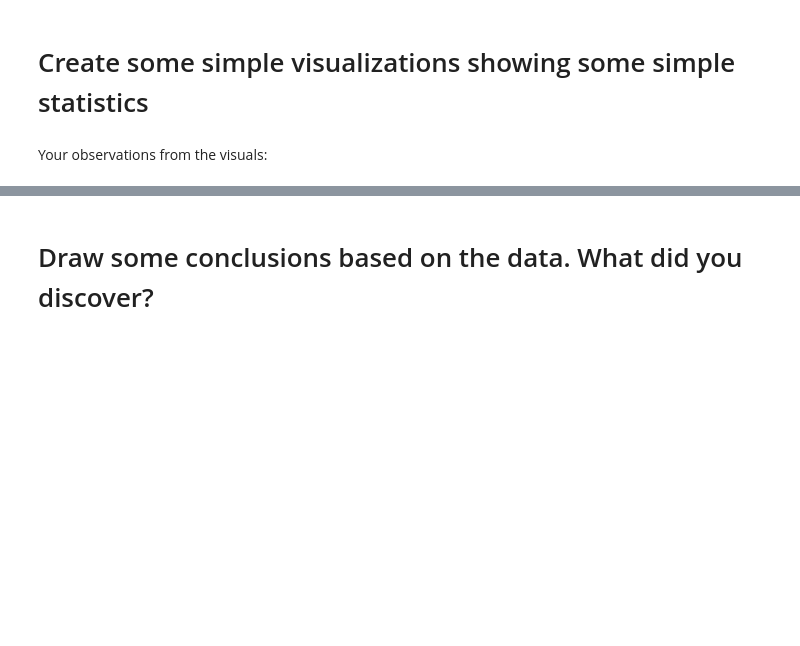
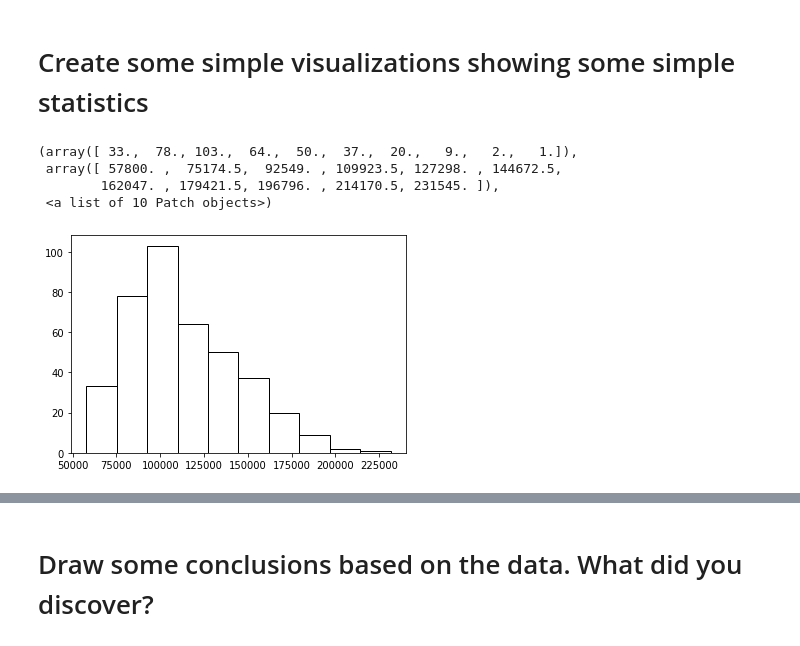
Before and after one commit to bwilli2086/data_analytics, a Jupyter notebook: Python/Unit3_Python_Advanced_Pandas_DataWrangling_Assignment.ipynb, the cells around one changed output, grey strips where cells are left out. Drawn from its saved outputs; the diff is of its cells as text; code cells hidden in the pictures; blank space fills up the shorter version.

```diff
--- a/Python/Unit3_Python_Advanced_Pandas_DataWrangling_Assignment.ipynb
+++ b/Python/Unit3_Python_Advanced_Pandas_DataWrangling_Assignment.ipynb
@@ -230,4 +303,11 @@ Your Findings here...
 # %% [markdown]
 # Create some simple visualizations showing some simple statistics
-# %% [markdown]
-Your observations from the visuals:
+# %%
+
+plt.hist(df['salary'],bins=10,fill=False)
+# %% [output]
+(array([ 33.,  78., 103.,  64.,  50.,  37.,  20.,   9.,   2.,   1.]),
+ array([ 57800. ,  75174.5,  92549. , 109923.5, 127298. , 144672.5,
+        162047. , 179421.5, 196796. , 214170.5, 231545. ]),
+ <a list of 10 Patch objects>)
+[figure, added]
```
Also changed, not shown: parts of 23 cells of this notebook.
